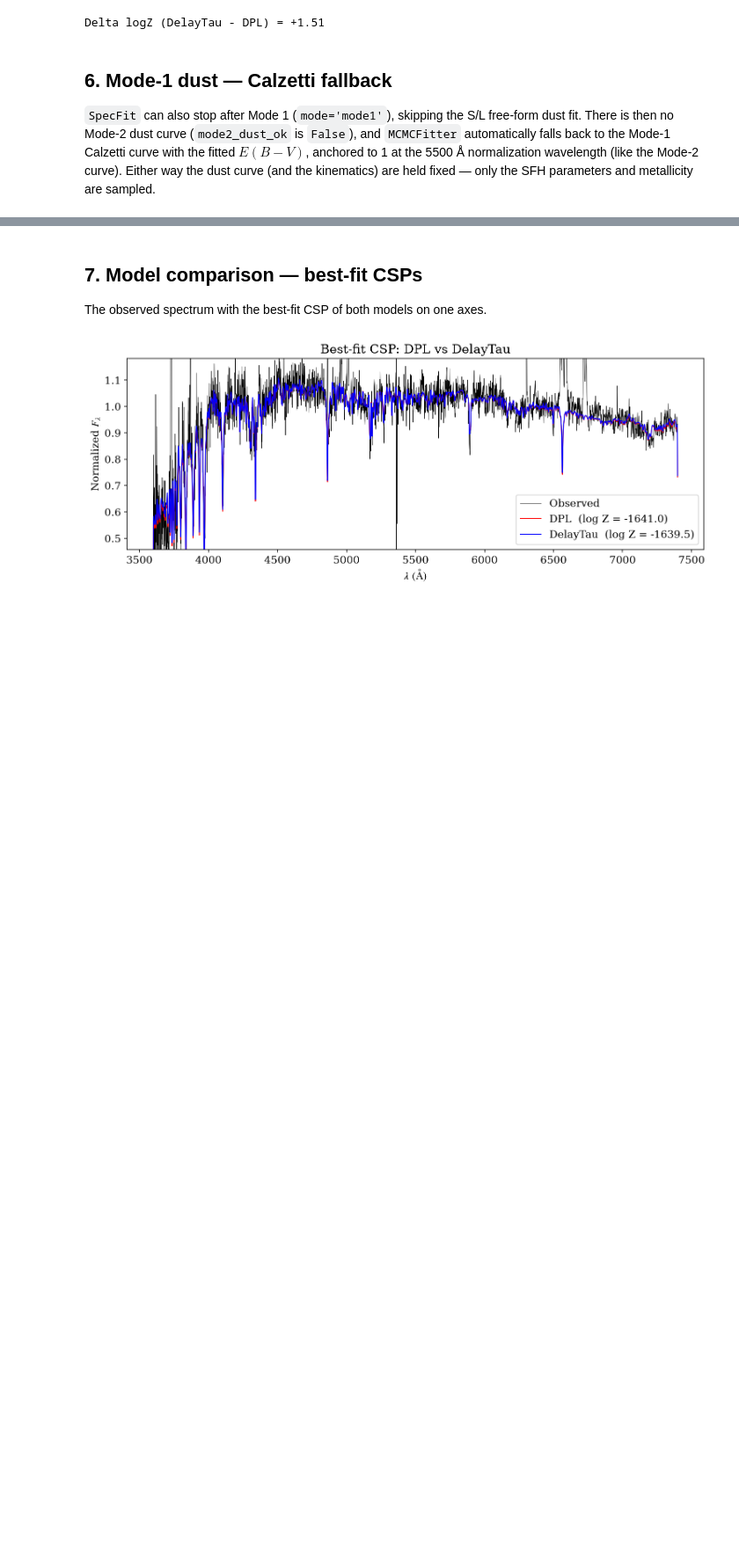
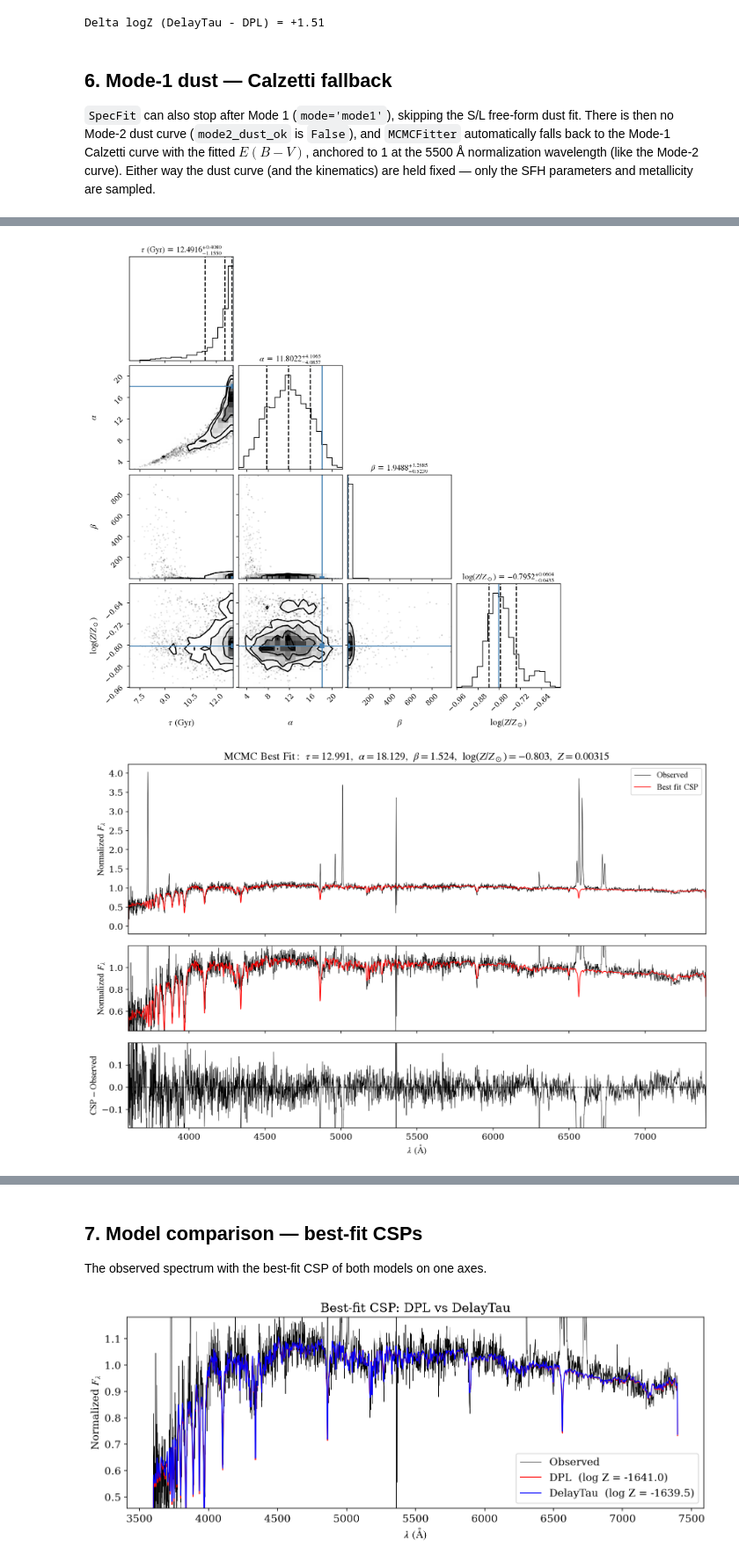
Before and after one commit to Zcheng14/bigspy, a Jupyter notebook: example/bigspy_demo.ipynb, the cells around one changed output, grey strips where cells are left out. Shown at 88% size. Drawn from its saved outputs; the diff is of its cells as text; code cells hidden in the pictures; blank space fills up the shorter version.

```diff
--- a/example/bigspy_demo.ipynb
+++ b/example/bigspy_demo.ipynb
@@ -225,2 +235,8 @@ print(f'Delta logZ (M1-dust - M2-dust) = {res_m1.log_evidence - result.log_evide
 saved -> /home/chengz/opencode/bigspy/out/notebook/dust_curves_m1_m2.png
 Delta logZ (M1-dust - M2-dust) = +27.15
+# %%
+# Standard result plots for the Mode-1 dust run (as in Section 4).
+p = os.path.join(OUT, 'corner_dpl_m1.png'); res_m1.plot_corner(p); display(Image(p))
+p = os.path.join(OUT, 'bestfit_csp_m1.png'); res_m1.plot_bestfit(p); display(Image(p))
+p = os.path.join(OUT, 'sfh_dpl_m1.png'); res_m1.plot_sfh(p); display(Image(p))
+# %% [output]
@@ -226,0 +244,2 @@ Delta logZ (M1-dust - M2-dust) = +27.15
+[figure, added]
+[figure, added]
```
Also changed, not shown: parts of 6 cells of this notebook.
